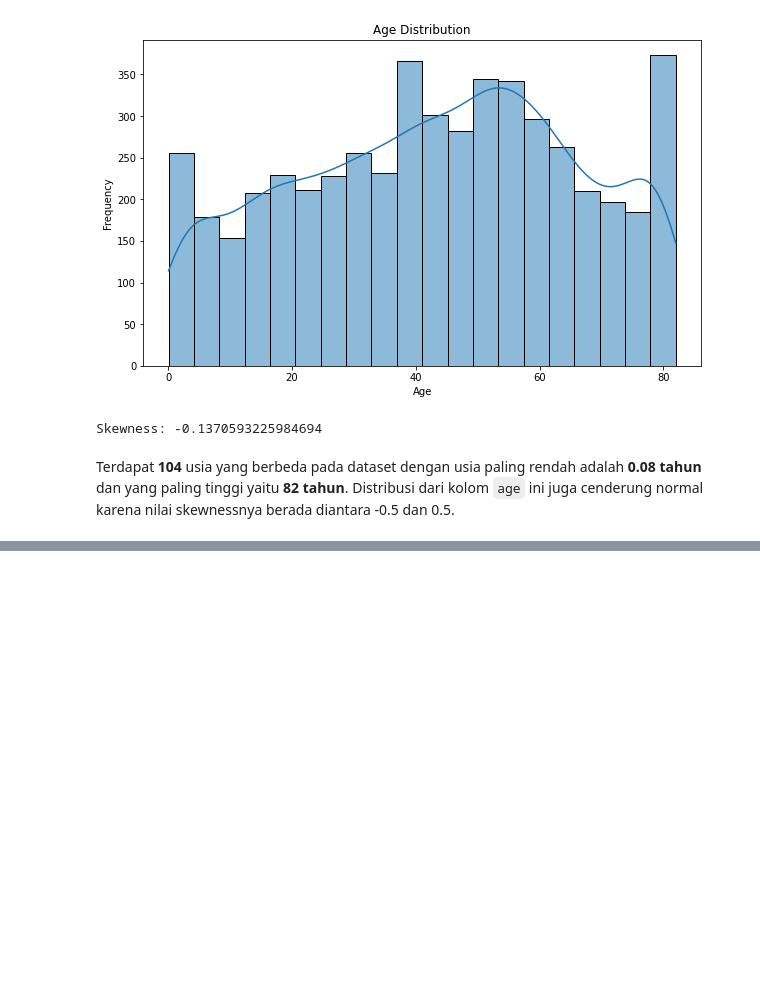
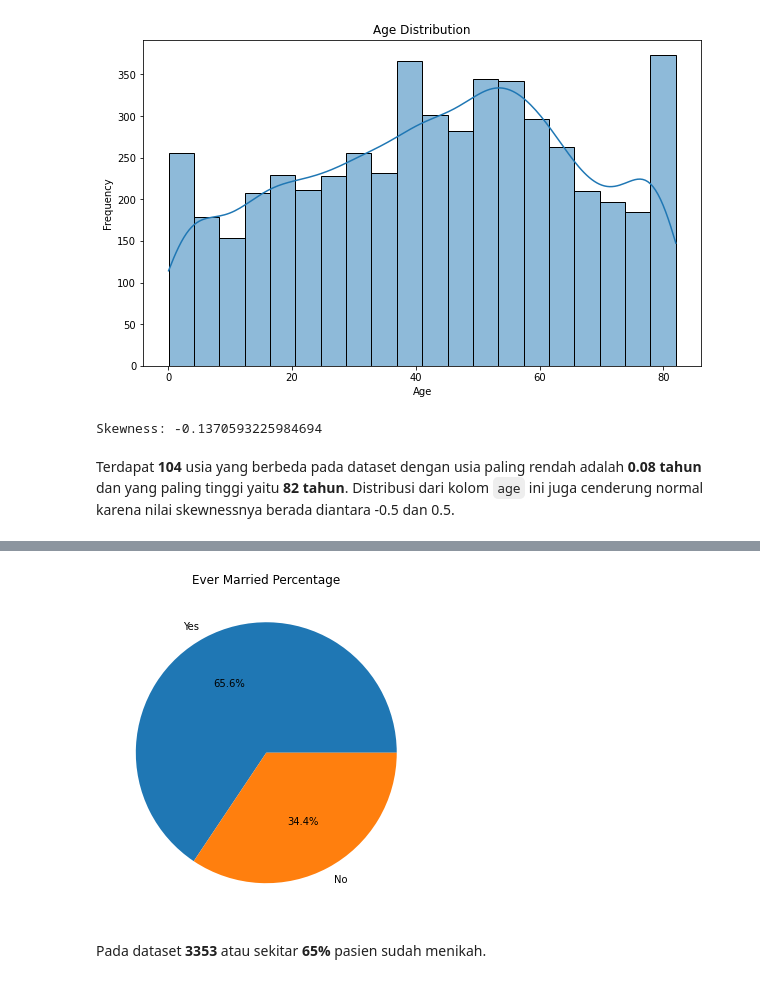
Before and after one commit to Penzragon/h8dsft_LogisticRegression, a Jupyter notebook: script.ipynb, the cells around one changed output, grey strips where cells are left out. Drawn from its saved outputs; the diff is of its cells as text; code cells hidden in the pictures; blank space fills up the shorter version.

```diff
--- a/script.ipynb
+++ b/script.ipynb
@@ -263,0 +340,9 @@ Terdapat **104** usia yang berbeda pada dataset dengan usia paling rendah adalah
+# %%
+plt.figure(figsize=(10, 6))
+plt.pie(stroke.ever_married.value_counts(), labels=stroke.ever_married.value_counts().index, autopct='%1.1f%%')
+plt.title('Ever Married Percentage')
+plt.show()
+# %% [output]
+[figure, added]
+# %% [markdown]
+Pada dataset **3353** atau sekitar **65%** pasien sudah menikah.
```
Also changed, not shown: parts of 12 cells of this notebook.
